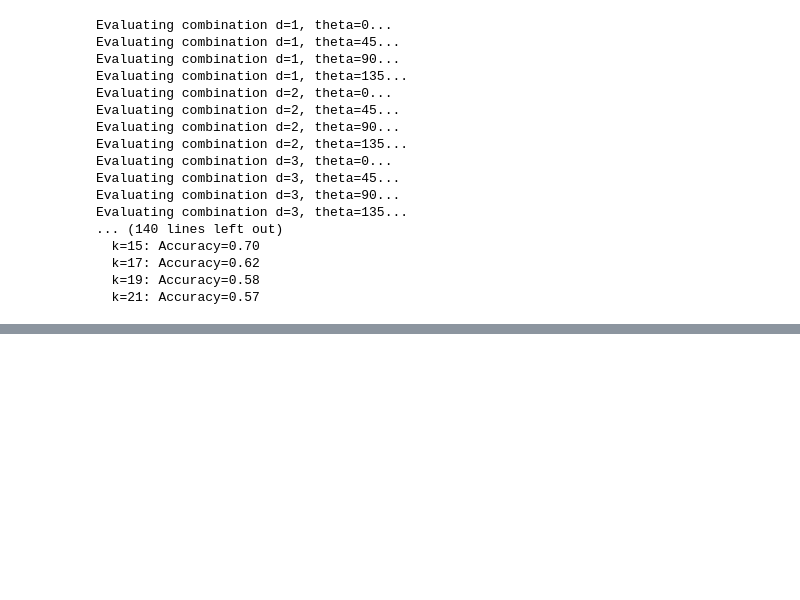
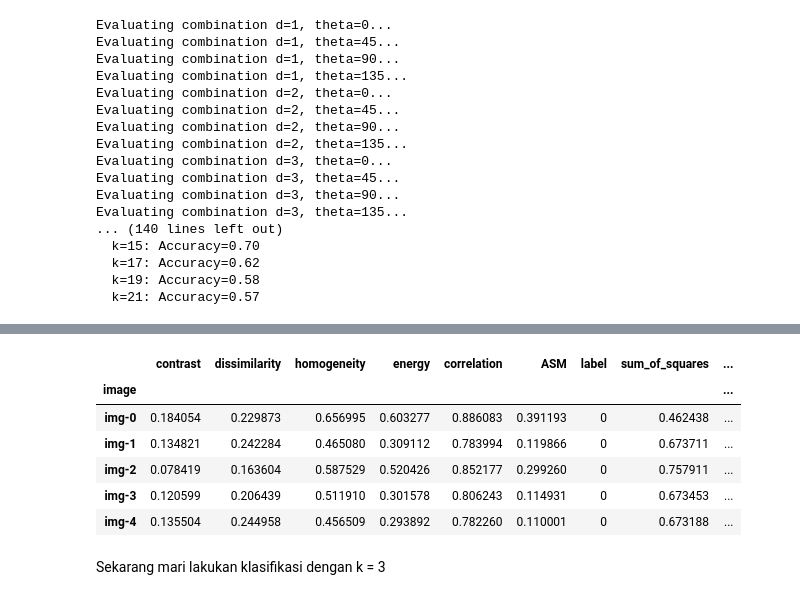
Before and after one commit to Bagusdevaa/Apple-Classfication-using-Harralick-and-KNN, a Jupyter notebook: EDA.ipynb, the cells around one changed output, grey strips where cells are left out. Saved outputs shown, nothing was run; the diff lists cells and outputs as text; code cells hidden in the pictures; blank space fills up the shorter version.

```diff
--- a/EDA.ipynb
+++ b/EDA.ipynb
@@ -802,0 +683,4 @@ for k in range(3, 4):  # Mencoba k dari 3 sampai 15
+# %%
+df_best = df_best.set_index('image') # Set index ke kolom 'image'
+df_best = df_best.drop(columns=['IMC2'], axis=1)  # Hapus kolom IMC2
+df_best.head()
@@ -802,0 +695,18 @@ for k in range(3, 4):  # Mencoba k dari 3 sampai 15
+# %%
+numeric_features = df_best.drop(columns=['label'], axis=1).columns
+
+df_best_normal = df_best.copy()
+scaler = MinMaxScaler()
+df_best_normal[numeric_features] = scaler.fit_transform(df_best_normal[numeric_features])
+# %%
+df_best_normal.head()
+# %% [output]
+|  | contrast | dissimilarity | homogeneity | energy | correlation | ASM | label | sum_of_squares | ... |
+| image |  |  |  |  |  |  |  |  | ... |
+| img-0 | 0.184054 | 0.229873 | 0.656995 | 0.603277 | 0.886083 | 0.391193 | 0 | 0.462438 | ... |
+| img-1 | 0.134821 | 0.242284 | 0.465080 | 0.309112 | 0.783994 | 0.119866 | 0 | 0.673711 | ... |
+| img-2 | 0.078419 | 0.163604 | 0.587529 | 0.520426 | 0.852177 | 0.299260 | 0 | 0.757911 | ... |
+| img-3 | 0.120599 | 0.206439 | 0.511910 | 0.301578 | 0.806243 | 0.114931 | 0 | 0.673453 | ... |
+| img-4 | 0.135504 | 0.244958 | 0.456509 | 0.293892 | 0.782260 | 0.110001 | 0 | 0.673188 | ... |
+# %% [markdown]
+Sekarang mari lakukan klasifikasi dengan k = 3
```
Also changed, not shown: parts of 60 cells of this notebook.
